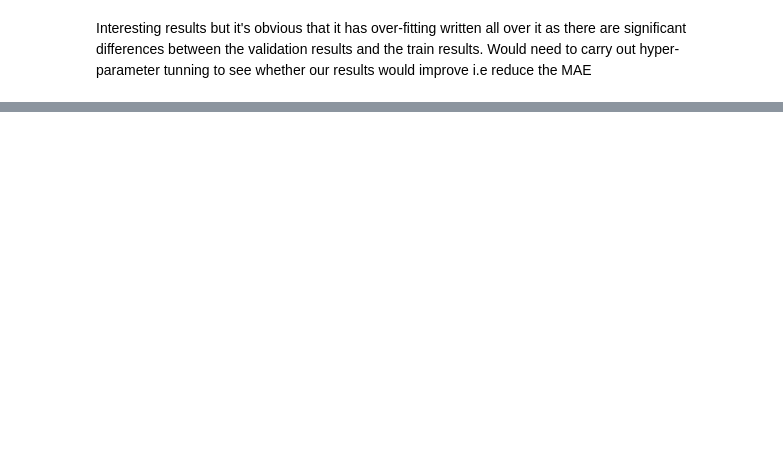
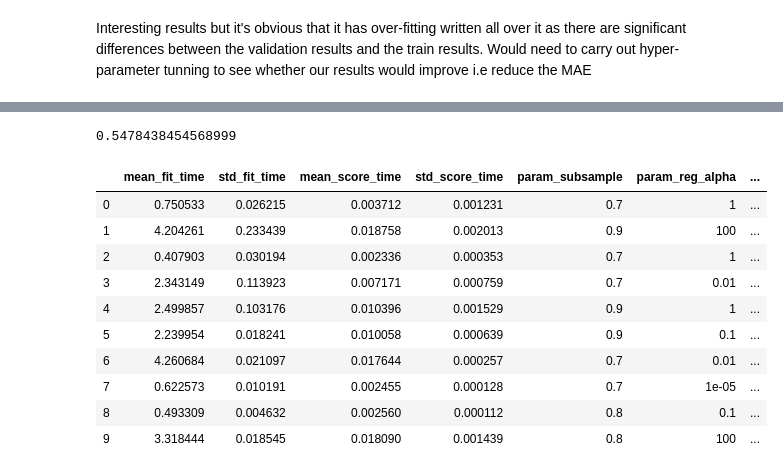
Before and after one commit to ajakaiye33/Data_Science_Proj, a Jupyter notebook: data_science_cap/project1_wip.ipynb, the cells around one changed output, grey strips where cells are left out. Saved outputs shown, nothing was run; the diff lists cells and outputs as text; code cells hidden in the pictures; blank space fills up the shorter version.

```diff
--- a/data_science_cap/project1_wip.ipynb
+++ b/data_science_cap/project1_wip.ipynb
@@ -922,0 +962,7 @@ Valid MAE: 840.1801379152065
+# %%
+def mae(estimator,valid_X, y_val):
+    p = estimator.predict(valid_X)
+    custm = mean_absolute_error(y_val, p)
+    return 1-(custm/1660)
+# %%
+kfr = KFold(n_splits=10, random_state=42,shuffle=True)
@@ -922,0 +971,4 @@ Valid MAE: 840.1801379152065
+# %%
+RdmCV = RandomizedSearchCV(estimator=regX, param_distributions=param_dist,scoring=mae,refit=True, cv=kfr, verbose=2)
+# %%
+RdmCV.fit(X_scale, Y)
@@ -922,0 +1030,18 @@ Valid MAE: 840.1801379152065
+# %%
+RdmCV.best_score_
+# %% [output]
+0.5478438454568999
+# %%
+pd.DataFrame(RdmCV.cv_results_)
+# %% [output]
+|  | mean_fit_time | std_fit_time | mean_score_time | std_score_time | param_subsample | param_reg_alpha | ... |
+| 0 | 0.750533 | 0.026215 | 0.003712 | 0.001231 | 0.7 | 1 | ... |
+| 1 | 4.204261 | 0.233439 | 0.018758 | 0.002013 | 0.9 | 100 | ... |
+| 2 | 0.407903 | 0.030194 | 0.002336 | 0.000353 | 0.7 | 1 | ... |
+| 3 | 2.343149 | 0.113923 | 0.007171 | 0.000759 | 0.7 | 0.01 | ... |
+| 4 | 2.499857 | 0.103176 | 0.010396 | 0.001529 | 0.9 | 1 | ... |
+| 5 | 2.239954 | 0.018241 | 0.010058 | 0.000639 | 0.9 | 0.1 | ... |
+| 6 | 4.260684 | 0.021097 | 0.017644 | 0.000257 | 0.7 | 0.01 | ... |
+| 7 | 0.622573 | 0.010191 | 0.002455 | 0.000128 | 0.7 | 1e-05 | ... |
+| 8 | 0.493309 | 0.004632 | 0.002560 | 0.000112 | 0.8 | 0.1 | ... |
+| 9 | 3.318444 | 0.018545 | 0.018090 | 0.001439 | 0.8 | 100 | ... |
```
Also changed, not shown: parts of 21 cells of this notebook.
